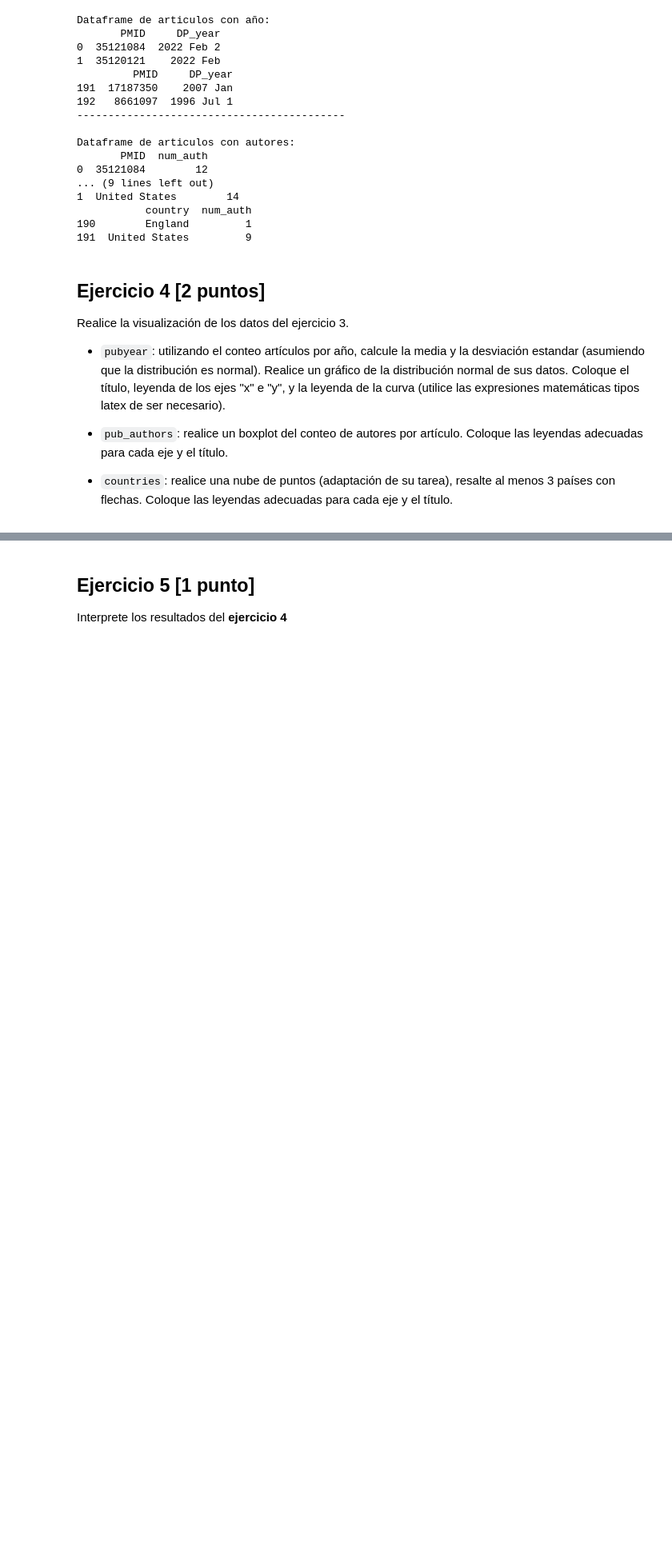
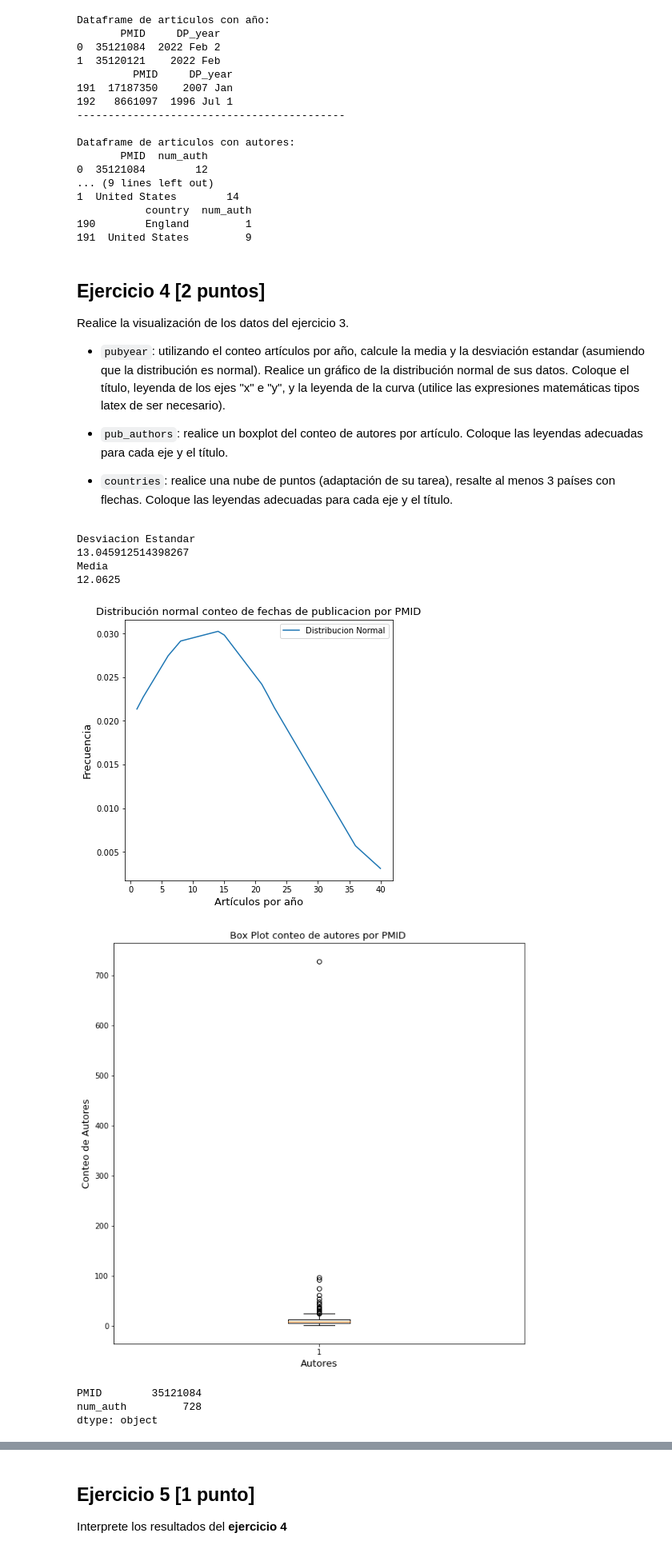
Before and after one commit to LeoPRhon/GBI6_ExamenPython-Leonardo-Proa-o, a Jupyter notebook: 2021II_GBI6_ExamenParcialPython.ipynb, the cells around one changed output, grey strips where cells are left out. Shown: that part at 80% size. Cells and saved outputs as stored; diff of their text form; code cells hidden in the pictures; blank space fills up the shorter version.

```diff
--- a/2021II_GBI6_ExamenParcialPython.ipynb
+++ b/2021II_GBI6_ExamenParcialPython.ipynb
@@ -157,8 +159,8 @@ import matplotlib.pyplot as plt
 from scipy.stats import norm
 import statistics
 
-pub_year['conteo'] = pd.to_datetime(pub_year['DP_year'], infer_datetime_format=True)
-data = pub_year['conteo'].dt.strftime('%Y')
+df_pub_year['conteo'] = pd.to_datetime(df_pub_year['DP_year'], infer_datetime_format=True)
+data = df_pub_year['conteo'].dt.strftime('%Y')
 data = pd.DataFrame(data, columns = ['conteo'])
 data = pd.DataFrame(data["conteo"].value_counts())
 df = pd.DataFrame(data.rename_axis(columns="DP_year"))
@@ -179,7 +181,7 @@ fig, ax = plt.subplots()
 x_axis=list(df['conteo'])
 plt.title("Distribución normal conteo de fechas de publicacion por PMID",fontsize=13)
 line1, = ax.plot(x_axis, norm.pdf(x_axis, mean, sd), label='Distribucion Normal')
-plt.xlabel("X",fontsize=13)
+plt.xlabel("Artículos por año",fontsize=13)
 plt.ylabel("Frecuencia",fontsize=13)
 ax.legend(handles=[line1])
 params = plt.gcf()
@@ -187,7 +189,7 @@ plSize = params.get_size_inches()
 params.set_size_inches( 6, 6)
 
 #figura 2
-d_cont=list(pub_authors['num_auth'])
+d_cont=list(df_pub_authors['num_auth'])
 fig = plt.figure(figsize =(10, 10))
 plt.title("Box Plot conteo de autores por PMID ",fontsize=13)
 plt.xlabel("Autores",fontsize=13)
@@ -195,38 +197,49 @@ plt.ylabel("Conteo de Autores",fontsize=13)
 plt.boxplot(d_cont)
 plt.show()
 
-autores= pd.DataFrame(data=pub_authors)
+autores= pd.DataFrame(data=df_pub_authors)
 print(autores.max())
 
 
 #figura 3
-flat_list = coutries['country'].tolist()
+flat_list = df_countries['country'].tolist()
 resultantList = []
 for element in flat_list:
     if element not in resultantList:
         resultantList.append(element)
 
 unique_zipcodes = list(set(resultantList))
 unique_zipcodes.sort()
 
 import pandas as pd
-data = pd.read_csv('./sample_data/countries.csv', engine='python', skipfooter=3)
+data = pd.read_csv('./data/countries.csv', engine='python', skipfooter=3)
 data_name = data[data.name.isin(resultantList)]
 import matplotlib.pyplot as plt
 plt.scatter(data_name.longitude, data_name.latitude, s=50, c=data_name.latitude)
+plt.colorbar()
 
 ard = dict(arrowstyle="->")
-plt.annotate('USA', xy = (-95.712891, 37.09024),
-               xytext = (-95.712891, 40), arrowprops = ard)
+plt.annotate('GERMANY', xy = (10.451526, 51.165691),
+               xytext = (10.451526, 55), arrowprops = ard)
 plt.annotate('BRAZIL', xy = (-51.92528, -14.235004),
-               xytext = (-51.92528, -11), arrowprops= ard)
-plt.annotate('Austria', xy = (14.550072 , 47.516231),
-               xytext = (18.550072, 51.516231), arrowprops= ard)
+               xytext = (-51.92528, -12), arrowprops= ard)
+plt.annotate('USA', xy = (-95.712891 , 37.09024),
+               xytext = (-95.712891, 40), arrowprops= ard)
 
 plt.title("Nube de puntos - paises encontrados ",fontsize=13)
 plt.xlabel("Latitud",fontsize=13)
 plt.ylabel("Longitud",fontsize=13)
 
 params = plt.gcf()
 plSize = params.get_size_inches()
 params.set_size_inches( 10, 10 )
+# %% [output]
+Desviacion Estandar
+13.045912514398267
+Media
+12.0625
+[figure, added]
+[figure, added]
+PMID        35121084
+num_auth         728
+dtype: object
```
Also changed, not shown: parts of 4 cells of this notebook, 1 other file.
